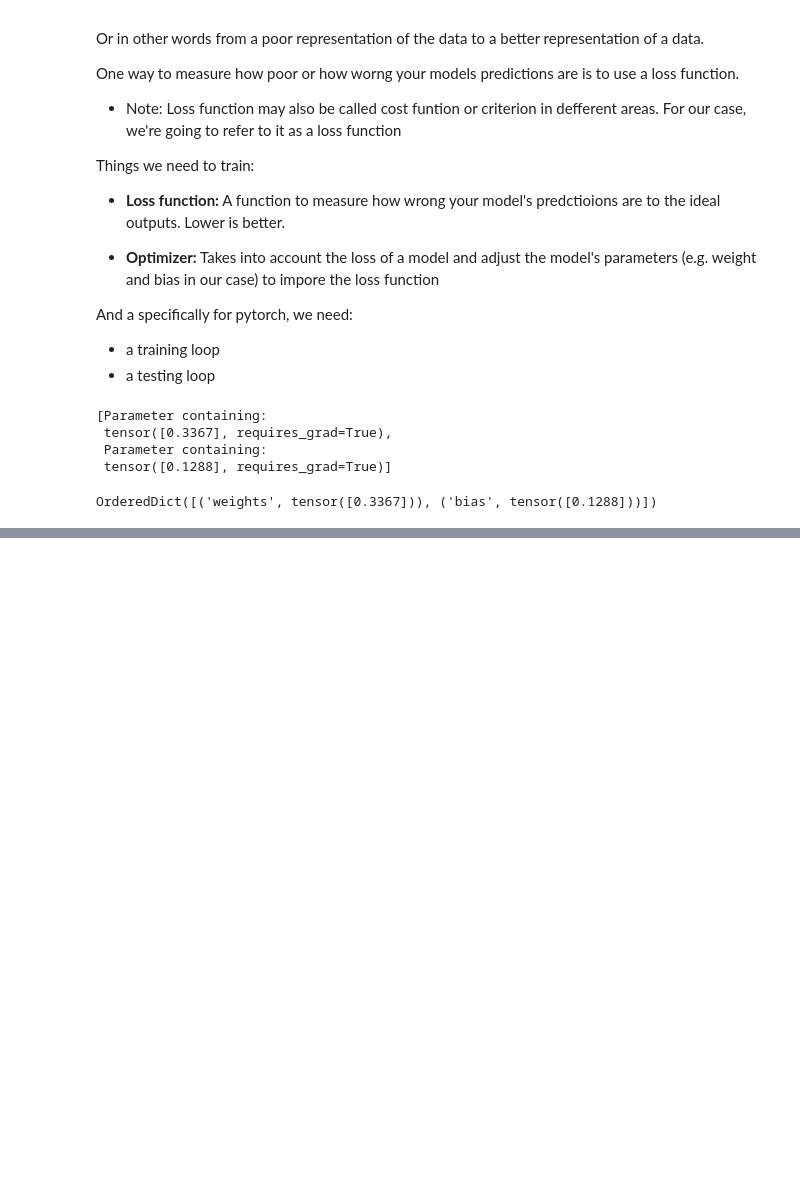
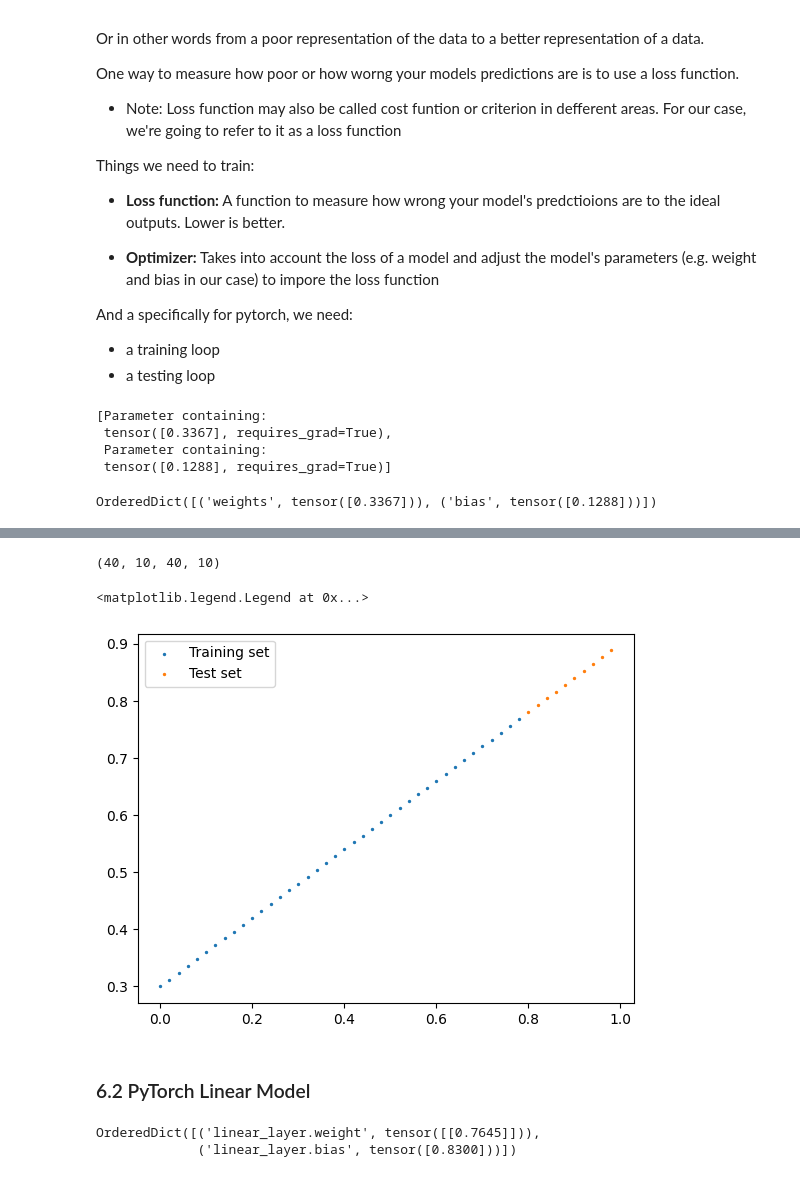
Before and after one commit to Qertal/KursStreamlit, a Jupyter notebook: pytorch/01_pytorch_workflow.ipynb, the cells around one changed output, grey strips where cells are left out. Saved outputs shown, nothing was run; the diff lists cells and outputs as text; code cells hidden in the pictures; blank space fills up the shorter version.

```diff
--- a/pytorch/01_pytorch_workflow.ipynb
+++ b/pytorch/01_pytorch_workflow.ipynb
@@ -293,0 +626,36 @@ OrderedDict([('weights', tensor([0.3367])), ('bias', tensor([0.1288]))])
+# %%
+train_split = int(0.8*len(X))
+X_train, y_train = X[:train_split], y[:train_split]
+X_test, y_test = X[train_split:], y[train_split:]
+len(X_train), len(X_test), len(y_train), len(y_test)
+# %% [output]
+(40, 10, 40, 10)
+# %%
+plt.scatter(X_train, y_train, s=2, label = 'Training set')
+plt.scatter(X_test, y_test, s=2, label = 'Test set')
+plt.legend()
+# %% [output]
+<matplotlib.legend.Legend at 0x...>
+[figure, added]
+# %% [markdown]
+### 6.2 PyTorch Linear Model
+# %%
+# Create a linear model by subclassing nn.Module
+
+class LinearRegressionModelV2(nn.Module):
+    def __init__(self, *args, **kwargs):
+        super().__init__(*args, **kwargs)
+        # Use nn.Linear() for creating the model parameters / also called linear transform, probing layer, fullly connected layer, dense layer
+        self.linear_layer = nn.Linear(in_features=1,
+                                      out_features=1)
+
+    def forward(self, x: torch.Tensor) -> torch.Tensor:
+        return self.linear_layer(x)
+
+# set the manual seed
+torch.manual_seed(42)
+model_1 = LinearRegressionModelV2()
+model_1.state_dict()
+# %% [output]
+OrderedDict([('linear_layer.weight', tensor([[0.7645]])),
+             ('linear_layer.bias', tensor([0.8300]))])
```
Also changed, not shown: parts of 54 cells of this notebook, 5 other files.
